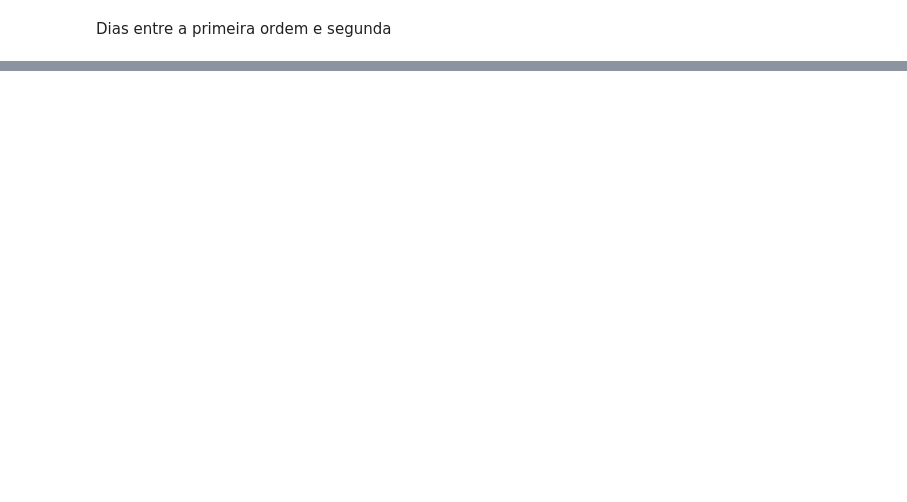
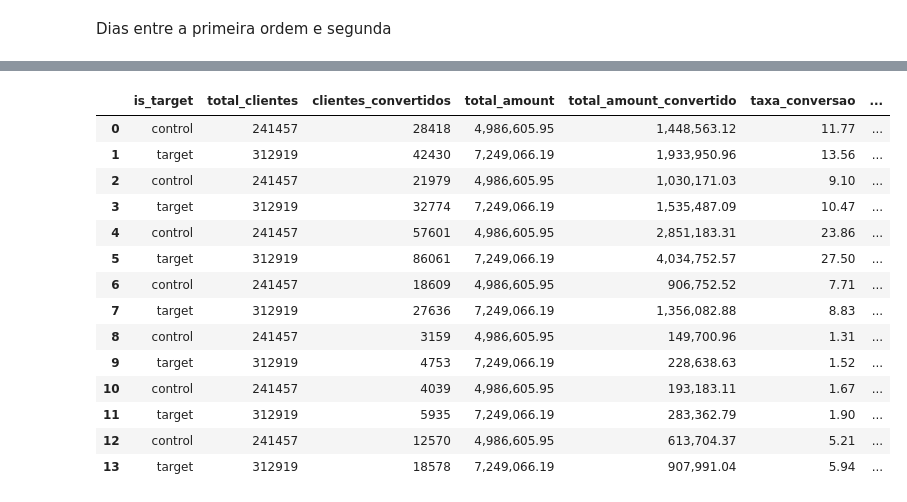
Before and after one commit to elianezanlorense/ifood_cs, a Jupyter notebook: code/notebook/02.2.eda.ipynb, the cells around one changed output, grey strips where cells are left out. Saved outputs shown, nothing was run; the diff lists cells and outputs as text; code cells hidden in the pictures; blank space fills up the shorter version.

```diff
--- a/code/notebook/02.2.eda.ipynb
+++ b/code/notebook/02.2.eda.ipynb
@@ -717,7 +262,7 @@ ranges_personalizados = [
     (5, 6)
 ]
 
-df_resultados = analise_completa_ranges_personalizados(
+df_resultados = testes(
     df,
     ranges_janelas=ranges_personalizados
 )
@@ -1282,0 +269,18 @@ df_pub_un.head()
+# %%
+df_resultados
+# %% [output]
+|  | is_target | total_clientes | clientes_convertidos | total_amount | total_amount_convertido | taxa_conversao | ... |
+| 0 | control | 241457 | 28418 | 4,986,605.95 | 1,448,563.12 | 11.77 | ... |
+| 1 | target | 312919 | 42430 | 7,249,066.19 | 1,933,950.96 | 13.56 | ... |
+| 2 | control | 241457 | 21979 | 4,986,605.95 | 1,030,171.03 | 9.10 | ... |
+| 3 | target | 312919 | 32774 | 7,249,066.19 | 1,535,487.09 | 10.47 | ... |
+| 4 | control | 241457 | 57601 | 4,986,605.95 | 2,851,183.31 | 23.86 | ... |
+| 5 | target | 312919 | 86061 | 7,249,066.19 | 4,034,752.57 | 27.50 | ... |
+| 6 | control | 241457 | 18609 | 4,986,605.95 | 906,752.52 | 7.71 | ... |
+| 7 | target | 312919 | 27636 | 7,249,066.19 | 1,356,082.88 | 8.83 | ... |
+| 8 | control | 241457 | 3159 | 4,986,605.95 | 149,700.96 | 1.31 | ... |
+| 9 | target | 312919 | 4753 | 7,249,066.19 | 228,638.63 | 1.52 | ... |
+| 10 | control | 241457 | 4039 | 4,986,605.95 | 193,183.11 | 1.67 | ... |
+| 11 | target | 312919 | 5935 | 7,249,066.19 | 283,362.79 | 1.90 | ... |
+| 12 | control | 241457 | 12570 | 4,986,605.95 | 613,704.37 | 5.21 | ... |
+| 13 | target | 312919 | 18578 | 7,249,066.19 | 907,991.04 | 5.94 | ... |
```
Also changed, not shown: parts of 61 cells of this notebook, 1 other file.
